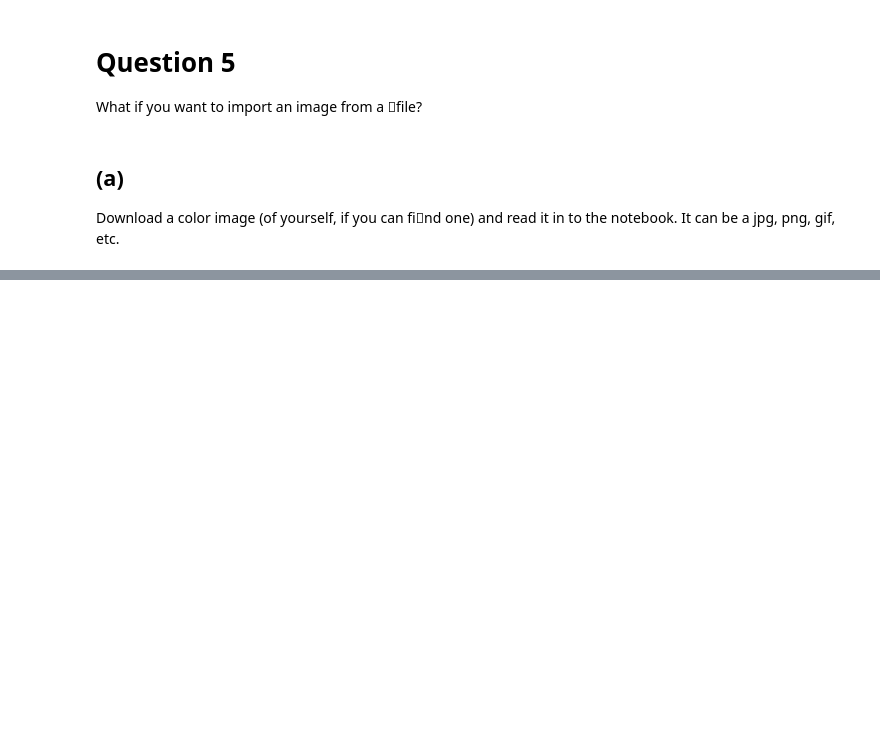
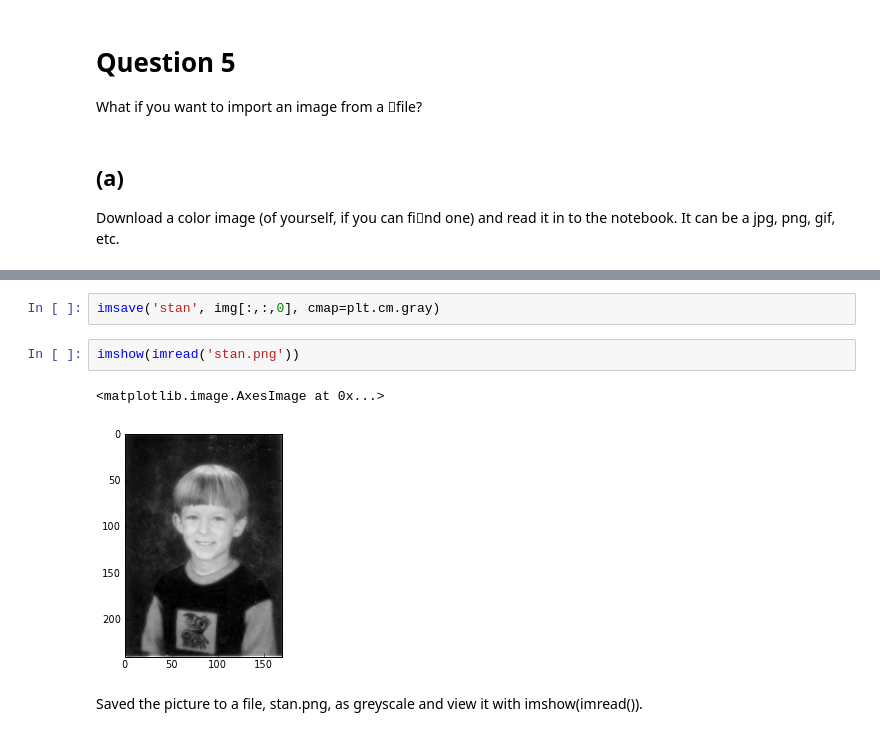
Before and after one commit to ssteeper/PHYS-202-13, a Jupyter notebook: week2/numpy ex1.ipynb, the cells around one changed output, grey strips where cells are left out. Cells and saved outputs as stored; diff of their text form; blank space fills up the shorter version.

```diff
--- a/week2/numpy ex1.ipynb
+++ b/week2/numpy ex1.ipynb
@@ -279,0 +307,9 @@ imshow(img)
+# %%
+imsave('stan', img[:,:,0], cmap=plt.cm.gray)
+# %%
+imshow(imread('stan.png'))
+# %% [output]
+<matplotlib.image.AxesImage at 0x...>
+[figure, added]
+# %% [markdown]
+Saved the picture to a file, stan.png, as greyscale and view it with imshow(imread()).
```
Also changed, not shown: parts of 8 cells of this notebook, 1 other file.
